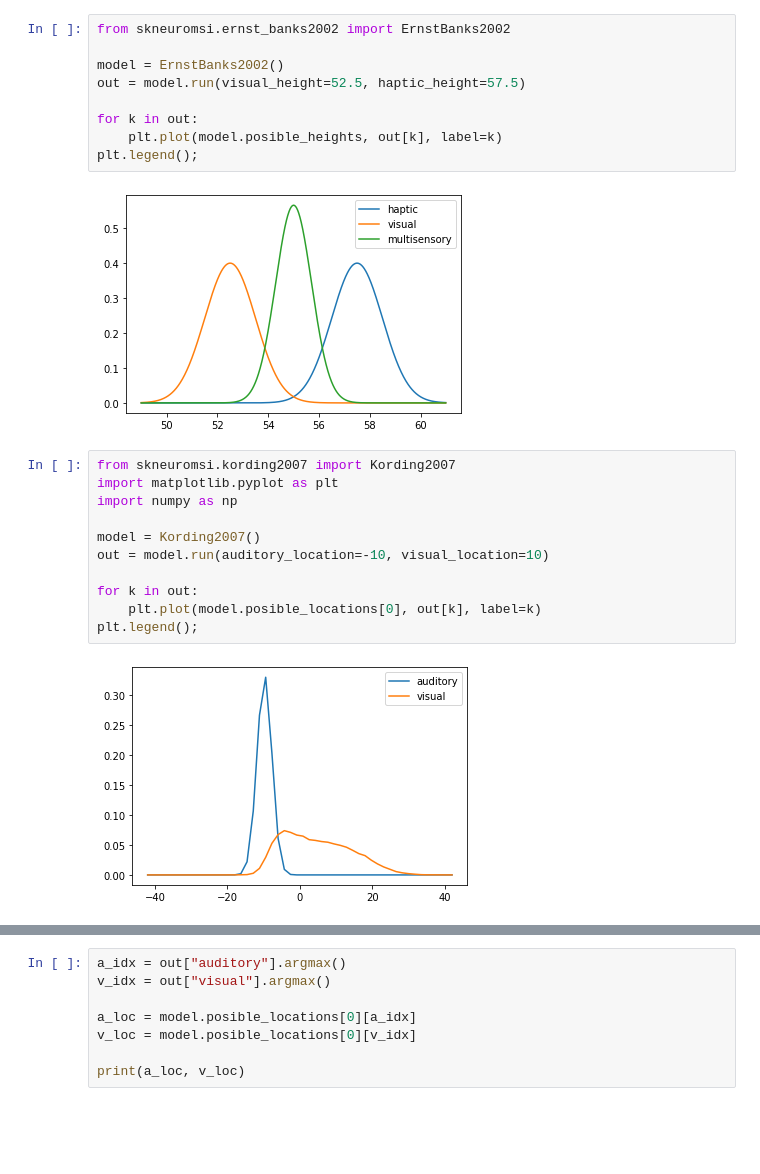
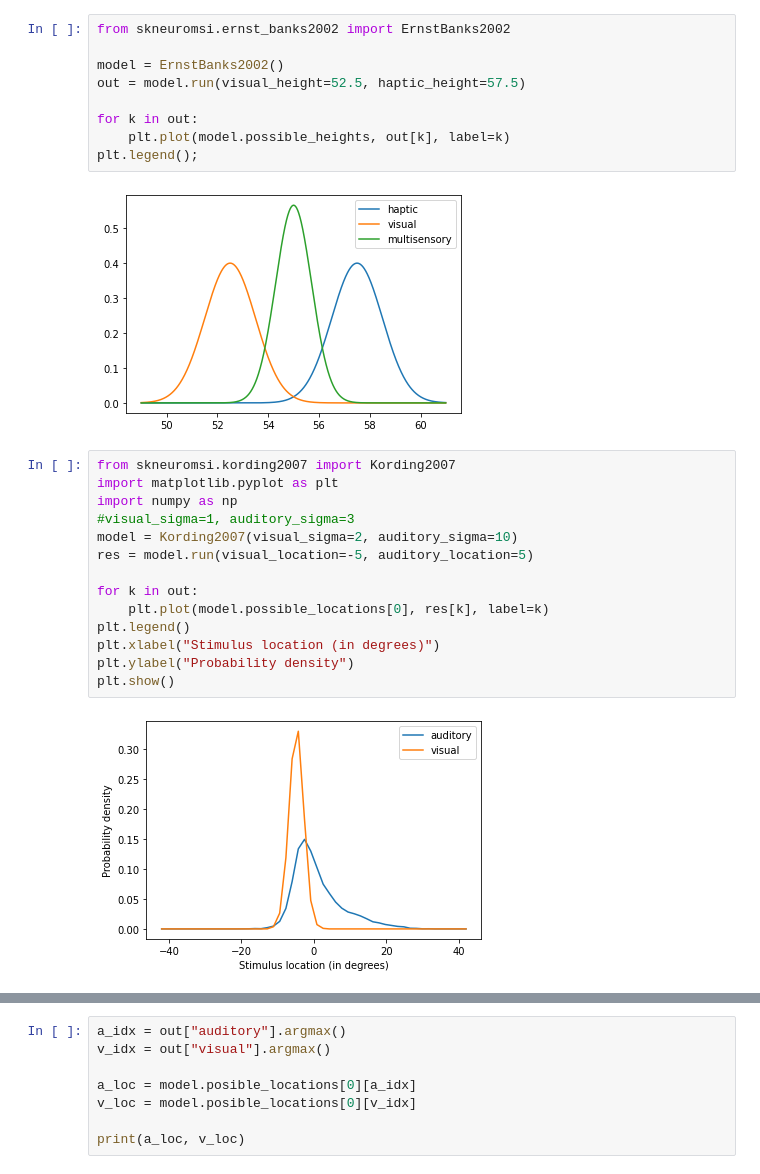
Before and after one commit to renatoparedes/scikit-neuromsi, a Jupyter notebook: drafts/sample.ipynb, the cells around one changed output, grey strips where cells are left out. Cells and saved outputs as stored; diff of their text form; blank space fills up the shorter version.

```diff
--- a/drafts/sample.ipynb
+++ b/drafts/sample.ipynb
@@ -37,20 +37,23 @@ model = ErnstBanks2002()
 out = model.run(visual_height=52.5, haptic_height=57.5)
 
 for k in out:
-    plt.plot(model.posible_heights, out[k], label=k)
+    plt.plot(model.possible_heights, out[k], label=k)
 plt.legend();
 # %% [output]
 [figure]
 # %%
 from skneuromsi.kording2007 import Kording2007
 import matplotlib.pyplot as plt
 import numpy as np
-
-model = Kording2007()
-out = model.run(auditory_location=-10, visual_location=10)
+#visual_sigma=1, auditory_sigma=3
+model = Kording2007(visual_sigma=2, auditory_sigma=10)
+res = model.run(visual_location=-5, auditory_location=5)
 
 for k in out:
-    plt.plot(model.posible_locations[0], out[k], label=k)
-plt.legend();
+    plt.plot(model.possible_locations[0], res[k], label=k)
+plt.legend()
+plt.xlabel("Stimulus location (in degrees)")
+plt.ylabel("Probability density")
+plt.show()
 # %% [output]
-[figure, old version]
+[figure, new version]
```
Also changed, not shown: parts of 2 cells of this notebook, 4 other files.
